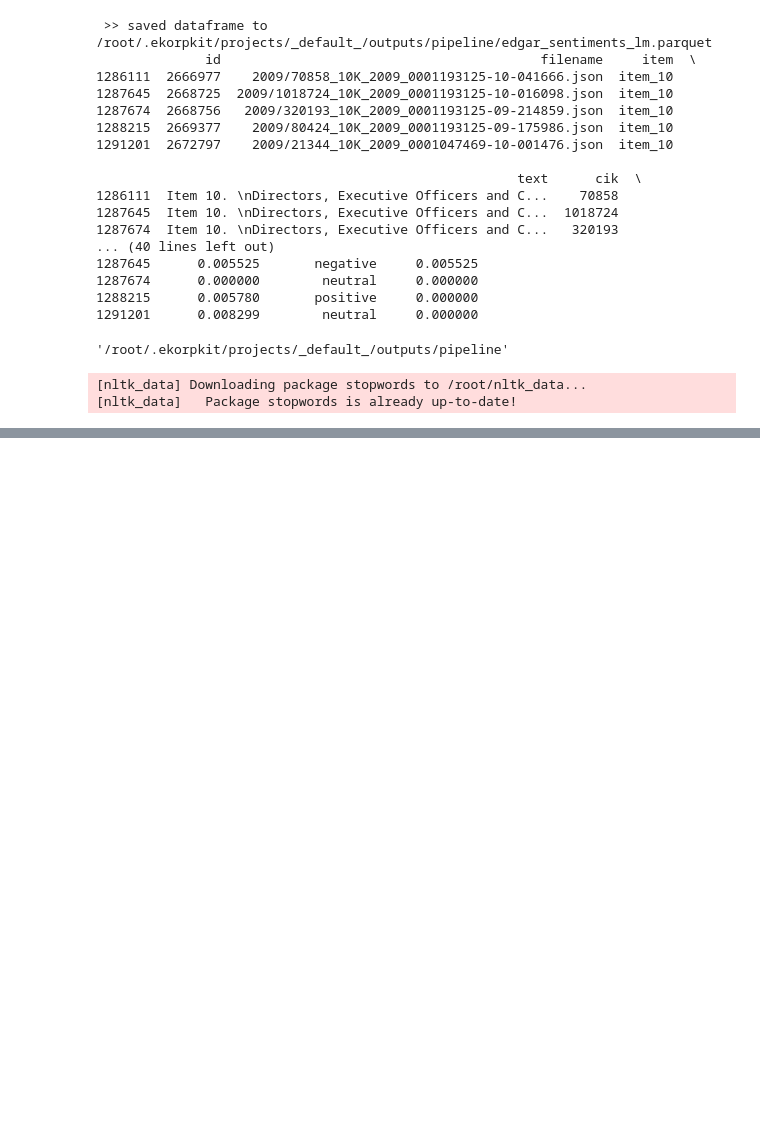
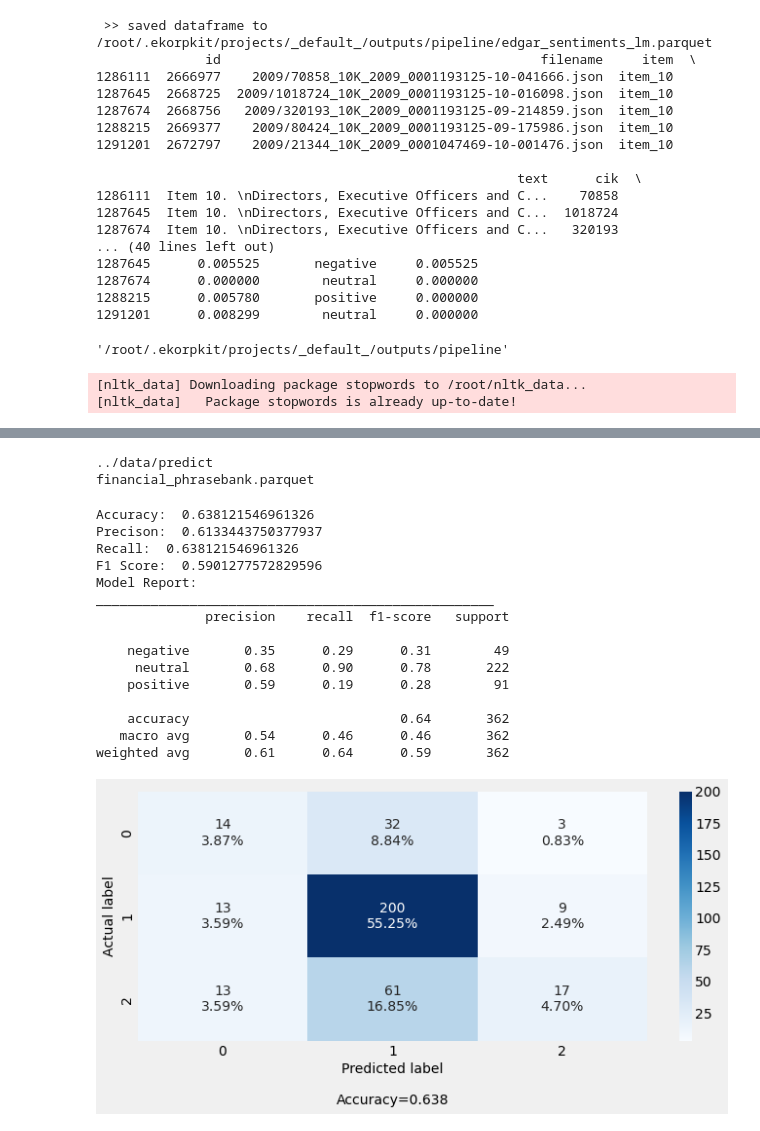
Before and after one commit to entelecheia/ekorpkit-config, a Jupyter notebook: notebooks/sentiment/financial_sentiment.ipynb, the cells around one changed output, grey strips where cells are left out. Saved outputs shown, nothing was run; the diff lists cells and outputs as text; code cells hidden in the pictures; blank space fills up the shorter version.

Commit message:
feat: add eval classification

```diff
--- a/notebooks/sentiment/financial_sentiment.ipynb
+++ b/notebooks/sentiment/financial_sentiment.ipynb
@@ -108,0 +139,32 @@ full_key: pipeline
+# %%
+print(cfg.predict.output_dir)
+print(cfg.predict.output_file)
+# %% [output]
+../data/predict
+financial_phrasebank.parquet
+# %%
+eval_cfg = eKonf.compose(config_group='model/eval=classification')
+eval_cfg.column_info.actual = 'labels'
+eval_cfg.column_info.predicted = 'polarity_label'
+eval_cfg.data_dir = '../data/predict'
+eval_cfg.data_file = 'financial_phrasebank.parquet'
+eval_cfg.output_dir = '../data/eval'
+# eval_cfg.method.average = None
+eKonf.instantiate(eval_cfg)
+# %% [output]
+Accuracy:  0.638121546961326
+Precison:  0.6133443750377937
+Recall:  0.638121546961326
+F1 Score:  0.5901277572829596
+Model Report:
+___________________________________________________
+              precision    recall  f1-score   support
+
+    negative       0.35      0.29      0.31        49
+     neutral       0.68      0.90      0.78       222
+    positive       0.59      0.19      0.28        91
+
+    accuracy                           0.64       362
+   macro avg       0.54      0.46      0.46       362
+weighted avg       0.61      0.64      0.59       362
+[figure, added]
```
Also changed, not shown: parts of 3 cells of this notebook.
